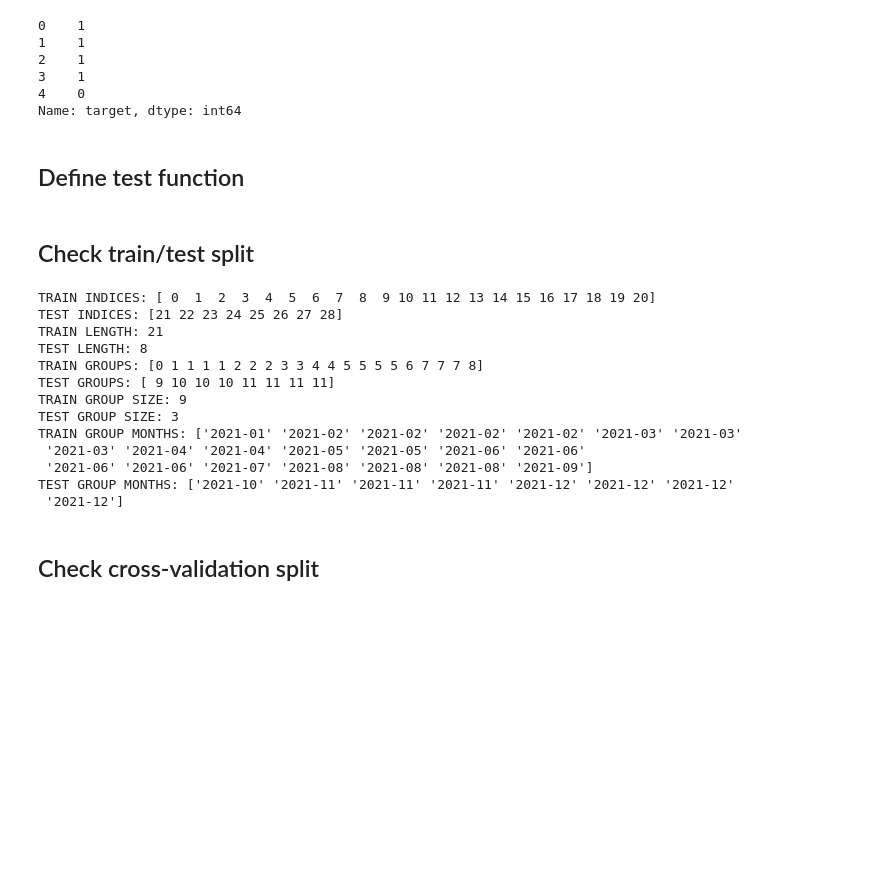
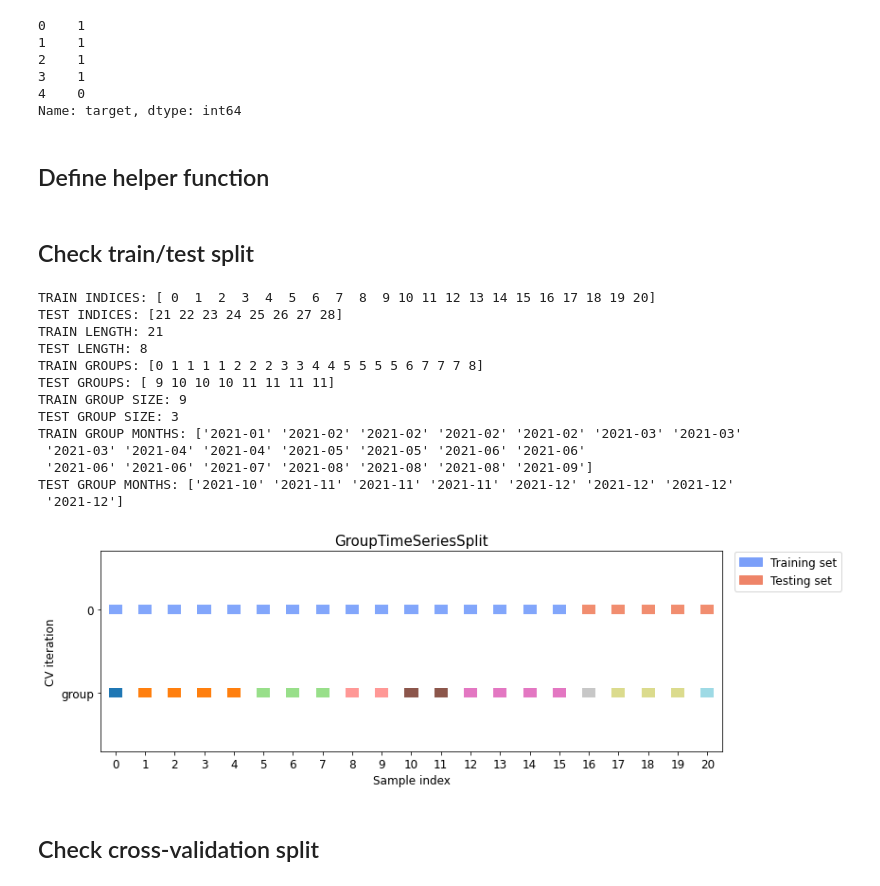
Before and after one commit to labdmitriy/ml-lab, a Jupyter notebook: notebooks/GroupTimeSeriesSplit.ipynb, the cells around one changed output. Cells and saved outputs as stored; diff of their text form; code cells hidden in the pictures; blank space fills up the shorter version.

```diff
--- a/notebooks/GroupTimeSeriesSplit.ipynb
+++ b/notebooks/GroupTimeSeriesSplit.ipynb
@@ -75,7 +75,7 @@ display(X.head(), y.head())
 4    0
 Name: target, dtype: int64
 # %% [markdown]
-## Define test function
+## Define helper function
 # %%
 def test_cv(X, y, groups, **cv_args):
     cv = GroupTimeSeriesSplit(**cv_args)
@@ -102,20 +166,22 @@ cv_args = {
 }
 # %%
 test_cv(X, y, groups, **cv_args)
+plot_cv(X_train, y_train, groups_train, **cv_args)
 # %% [output]
 TRAIN INDICES: [ 0  1  2  3  4  5  6  7  8  9 10 11 12 13 14 15 16 17 18 19 20]
 TEST INDICES: [21 22 23 24 25 26 27 28]
 TRAIN LENGTH: 21
 TEST LENGTH: 8
 TRAIN GROUPS: [0 1 1 1 1 2 2 2 3 3 4 4 5 5 5 5 6 7 7 7 8]
 TEST GROUPS: [ 9 10 10 10 11 11 11 11]
 TRAIN GROUP SIZE: 9
 TEST GROUP SIZE: 3
 TRAIN GROUP MONTHS: ['2021-01' '2021-02' '2021-02' '2021-02' '2021-02' '2021-03' '2021-03'
  '2021-03' '2021-04' '2021-04' '2021-05' '2021-05' '2021-06' '2021-06'
  '2021-06' '2021-06' '2021-07' '2021-08' '2021-08' '2021-08' '2021-09']
 TEST GROUP MONTHS: ['2021-10' '2021-11' '2021-11' '2021-11' '2021-12' '2021-12' '2021-12'
  '2021-12']
+[figure, added]
 # %%
 cv = GroupTimeSeriesSplit(**cv_args)
 train_idx, test_idx = next(cv.split(X, groups=groups))
```
Also changed, not shown: parts of 10 cells of this notebook, 1 other file.
